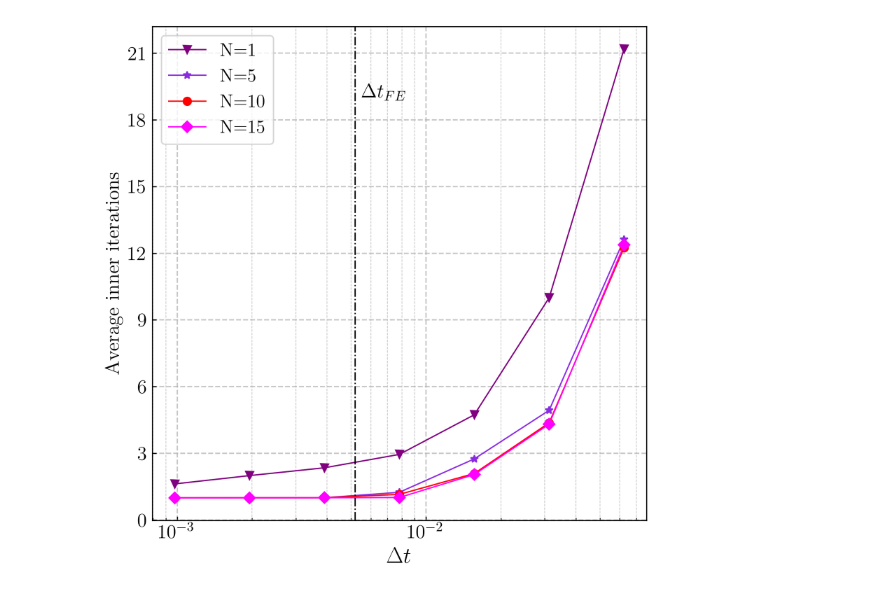
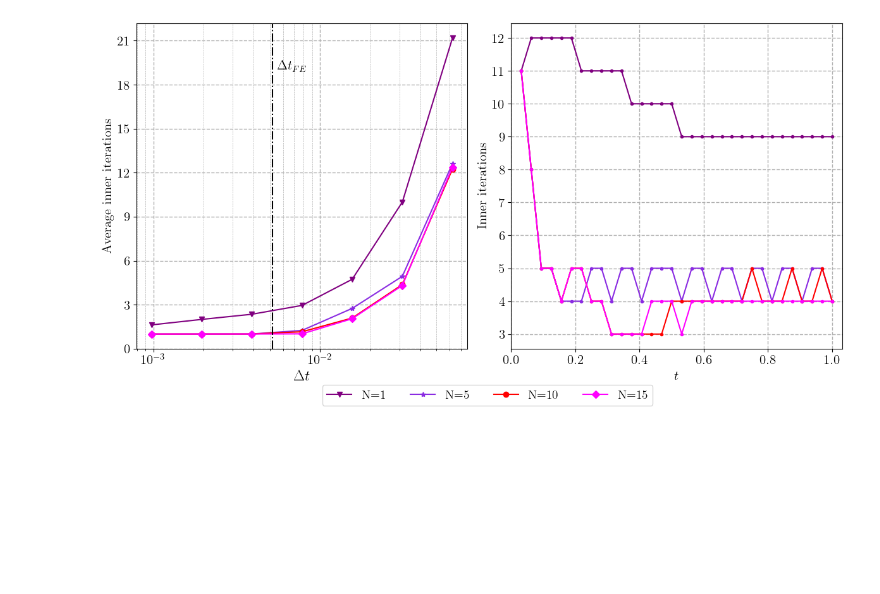
Before and after one commit to Fra-Sala/IMEX-RB, a Jupyter notebook: postprocessing/AdvDiff2D/NvsNt.ipynb, the cells around one changed output. Saved outputs shown, nothing was run; the diff lists cells and outputs as text; code cells hidden in the pictures; blank space fills up the shorter version.

Commit message:
[Plots AD2D] Improved plots

```diff
--- a/postprocessing/AdvDiff2D/NvsNt.ipynb
+++ b/postprocessing/AdvDiff2D/NvsNt.ipynb
@@ -17,22 +25,22 @@ from matplotlib.ticker import MaxNLocator
 Nh = 100
 problem_name = 'AdvDiff2D'
 base_dir = os.path.abspath(os.path.join(os.getcwd(), ''))
-path = os.path.join(base_dir, os.pardir, os.pardir, '__RESULTS', problem_name, 'NvsNt1')
+path = os.path.join(base_dir, os.pardir, os.pardir, '__RESULTS', problem_name, 'NvsNt2')
 # path = "/home/riccardo/Desktop/PhD/MyRepos/FD-PyIMEX-RB/__RESULTS/AdvDiff2D/NvsNt1"
 results = np.load(os.path.join(path, "results.npz"), allow_pickle=True)
 # %%
 Nt_FE = results['Nt_FE'][None][0][0]
 
-Ns = results['N_values'][None][0][:-1]  # --> comment the last slice for tests different than the first
-Nts = results['Nt_values'][None][0][2:-1]
+Ns = results['N_values'][None][0]# [:-1]  # --> comment the last slice for tests different than the first
+Nts = results['Nt_values'][None][0]#[2:-1]
 
-errIMEX = results['errors_l2'][None][0]['IMEX-RB'][2:-1, :-1]
-errBE = results['errors_l2'][None][0]['BE'][2:-1]
+errIMEX = results['errors_l2'][None][0]['IMEX-RB']# [2:-1, :-1]
+errBE = results['errors_l2'][None][0]['BE']#[2:-1]
 
-timesIMEX = results['times'][None][0]['IMEX-RB'][2:-1, :-1]
-timesBE = results['times'][None][0]['BE'][2:-1]
+timesIMEX = results['times'][None][0]['IMEX-RB']#[2:-1, :-1]
+timesBE = results['times'][None][0]['BE']#[2:-1]
 
-subiters = results['subiters'][None][0]['IMEX-RB'][2:-1, :-1]
+subiters = results['subiters'][None][0]['IMEX-RB']#[2:-1, :-1]
 mask = np.zeros_like(subiters, dtype=bool)
 for i, _Nt in enumerate(Nts):
     mask[i, :, :_Nt] = True
@@ -120,30 +197,61 @@ plt.savefig(f'errors_N_Nh_{Nh}.png', dpi=400)
 # %%
-fig, ax = plt.subplots(figsize=(6,6))
-ax.semilogx(1 / Nts, np.mean(masked_subiters[:, 0] + 1, axis=-1), '-v', markersize=6, color="purple",
-           label=f"N={Ns[0]}")
-ax.semilogx(1 / Nts, np.mean(masked_subiters[:, 1] + 1, axis=-1), '-*', markersize=6, color="blueviolet",
-           label=f"N={Ns[1]}")
-ax.semilogx(1 / Nts, np.mean(masked_subiters[:, 2] + 1, axis=-1), '-o', markersize=6, color="red",
-           label=f"N={Ns[2]}")
-ax.semilogx(1 / Nts, np.mean(masked_subiters[:, 3] + 1, axis=-1), '-D', markersize=6, color="magenta",
-           label=f"N={Ns[3]}")
-#ax.semilogx(1 / Nts, np.mean(masked_subiters[:, 4] + 1, axis=-1), '-X', markersize=6, color="red",
-#           label=f"N={Ns[4]}")
+fig, axs = plt.subplots(1, 2, figsize=(12, 6))
 
-ax.axvline(1 / Nt_FE, color="k", linestyle='-.')
+markers = ['v', '*', 'o', 'D']
+colors = ['purple', 'blueviolet', 'red', 'magenta']
+
+# Left subplot: average inner iterations
+ax = axs[0]
+for i, (m, c) in enumerate(zip(markers, colors)):
+    mean_iter = np.mean(masked_subiters[:, i] + 1, axis=-1)
+    ax.semilogx(
+        1 / Nts,
+        mean_iter,
+        f'-{m}',
+        markersize=6,
+        color=c,
+        label=f"N={Ns[i]}"
+    )
+ax.axvline(1 / Nt_FE, color='k', linestyle='-.')
 ax.text(5.5e-3, 19, r"$\Delta t_{FE}$", fontsize=15, color='k')
-
-ax.legend(fontsize=14, loc="upper left")
-ax.grid(which="major", linestyle='--', linewidth=1)
-ax.grid(axis="x", which="minor", linestyle='--', linewidth=.5)
+ax.grid(which='major', linestyle='--', linewidth=1)
+ax.grid(axis='x', which='minor', linestyle='--', linewidth=0.5)
 ax.tick_params(axis='both', which='major', labelsize=15)
 ax.yaxis.set_major_locator(MaxNLocator(integer=True))
-
 ax.set_xlabel(r"$\Delta t$", fontsize=17)
 ax.set_ylabel("Average inner iterations", fontsize=15)
 
-# plt.tight_layout()
+# Right subplot: inner iterations vs time
+ax = axs[1]
+Nt_idx = 1
+tvec = np.linspace(0, 1, Nts[Nt_idx] + 1)[1:]
+for i, c in enumerate(colors):
+    ax.plot(
+        tvec,
+        subiters[Nt_idx, i, :Nts[Nt_idx]] + 1,
+        '-o',
+        markersize=3,
+        color=c,
+        label=f"N={Ns[i]}"
+    )
+ax.grid(which='major', linestyle='--', linewidth=1)
+ax.set_xlim([0, 1 + 1 / Nts[Nt_idx]])
+ax.yaxis.set_major_locator(MaxNLocator(integer=True))
+ax.tick_params(axis='both', which='major', labelsize=15)
+ax.set_xlabel(r"$t$", fontsize=15)
+ax.set_ylabel("Inner iterations", fontsize=15)
 
-plt.savefig(f'subiters_N_Nh_{Nh}.png', dpi=400)
+# external legend on the right, one column
+handles, labels = axs[0].get_legend_handles_labels()
+fig.legend(
+    handles,
+    labels,
+    loc='lower center',
+    bbox_to_anchor=(0.52, -0.05),
+    fontsize=14,
+    ncol=4
+)
+plt.tight_layout()
+plt.savefig(f'plots/subiters_combined_N_Nh_{Nh}.pdf', bbox_inches="tight")
 # %% [output]
-[figure, old version]
+[figure, new version]
```
Also changed, not shown: parts of 4 cells of this notebook, 2 other files.
